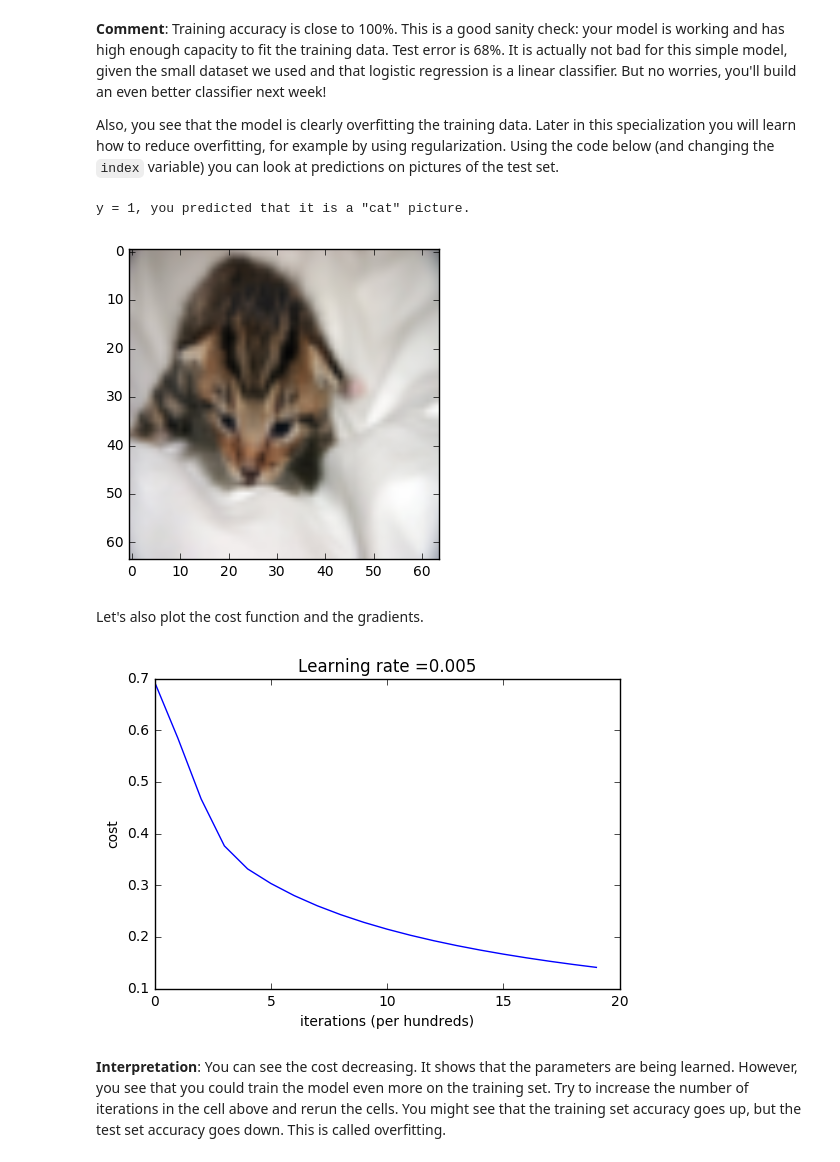
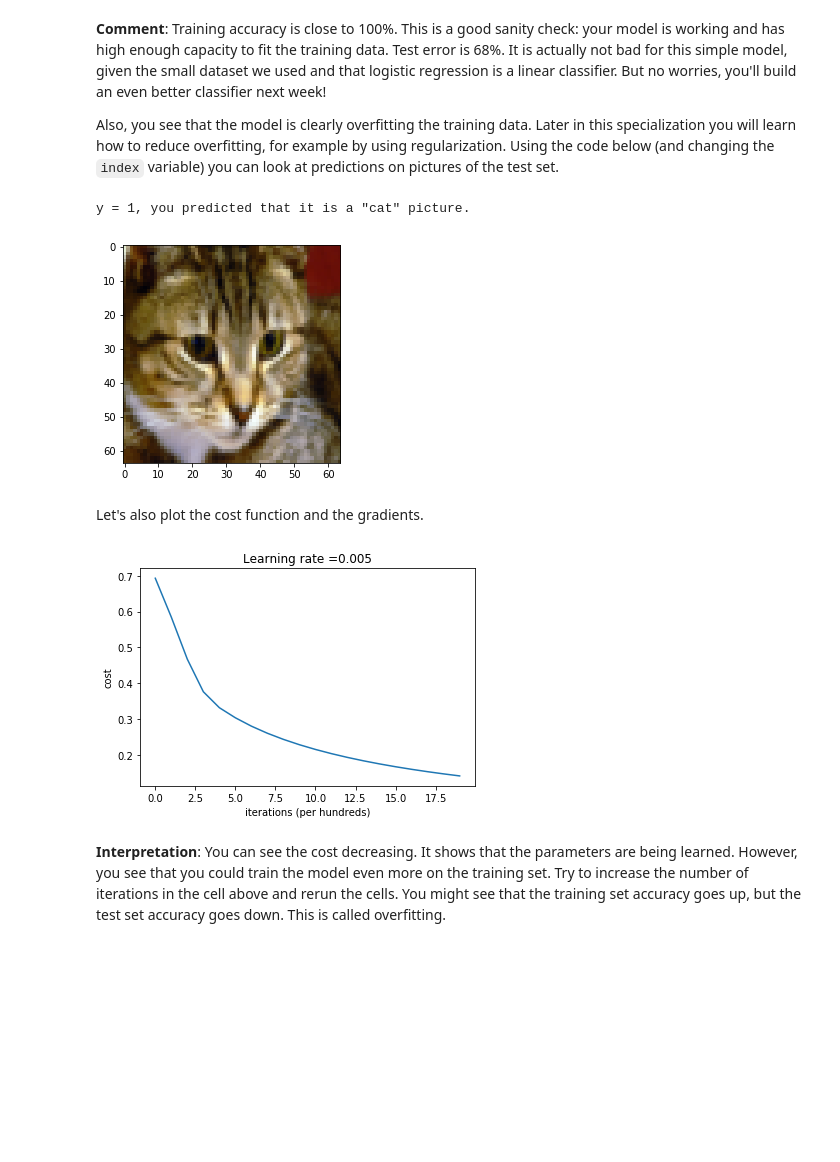
Before and after one commit to gyuho/dplearn, a Jupyter notebook: notebooks/deeplearning.ai/002-logistic-regression-python3.ipynb, the cells around one changed output. Cells and saved outputs as stored; diff of their text form; code cells hidden in the pictures; blank space fills up the shorter version.

```diff
--- a/notebooks/deeplearning.ai/002-logistic-regression-python3.ipynb
+++ b/notebooks/deeplearning.ai/002-logistic-regression-python3.ipynb
@@ -662,7 +658,13 @@ def model(X_train, Y_train, X_test, Y_test, num_iterations = 2000, learning_rate
 # %% [markdown]
 Run the following cell to train your model.
 # %%
-d = model(train_set_x, train_set_y, test_set_x, test_set_y, num_iterations = 2000, learning_rate = 0.005, print_cost = True)
+d = model(train_set_x,
+          train_set_y,
+          test_set_x,
+          test_set_y,
+          num_iterations=2000,
+          learning_rate=0.005,
+          print_cost=True)
 # %% [output]
 Cost after iteration 0: 0.693147
 Cost after iteration 100: 0.584508
@@ -702,12 +704,16 @@ test accuracy: 70.0 %
 Also, you see that the model is clearly overfitting the training data. Later in this specialization you will learn how to reduce overfitting, for example by using regularization. Using the code below (and changing the `index` variable) you can look at predictions on pictures of the test set.
 # %%
 # Example of a picture that was wrongly classified.
-index = 1
+index = 15
 plt.imshow(test_set_x[:,index].reshape((num_px, num_px, 3)))
-print ("y = " + str(test_set_y[0,index]) + ", you predicted that it is a \"" + classes[d["Y_prediction_test"][0,index]].decode("utf-8") +  "\" picture.")
+print ("y = " +
+       str(test_set_y[0,index]) +
+       ", you predicted that it is a \"" +
+       classes[int(d["Y_prediction_test"][0,index])].decode("utf-8") +
+       "\" picture.")
 # %% [output]
 y = 1, you predicted that it is a "cat" picture.
-[figure, old version]
+[figure, new version]
 # %% [markdown]
 Let's also plot the cost function and the gradients.
 # %%
@@ -719,7 +725,7 @@ plt.xlabel('iterations (per hundreds)')
 plt.title("Learning rate =" + str(d["learning_rate"]))
 plt.show()
 # %% [output]
-[figure, old version]
+[figure, new version]
 # %% [markdown]
 **Interpretation**:
 You can see the cost decreasing. It shows that the parameters are being learned. However, you see that you could train the model even more on the training set. Try to increase the number of iterations in the cell above and rerun the cells. You might see that the training set accuracy goes up, but the test set accuracy goes down. This is called overfitting.
```
Also changed, not shown: parts of 6 cells of this notebook, 1 other file.
